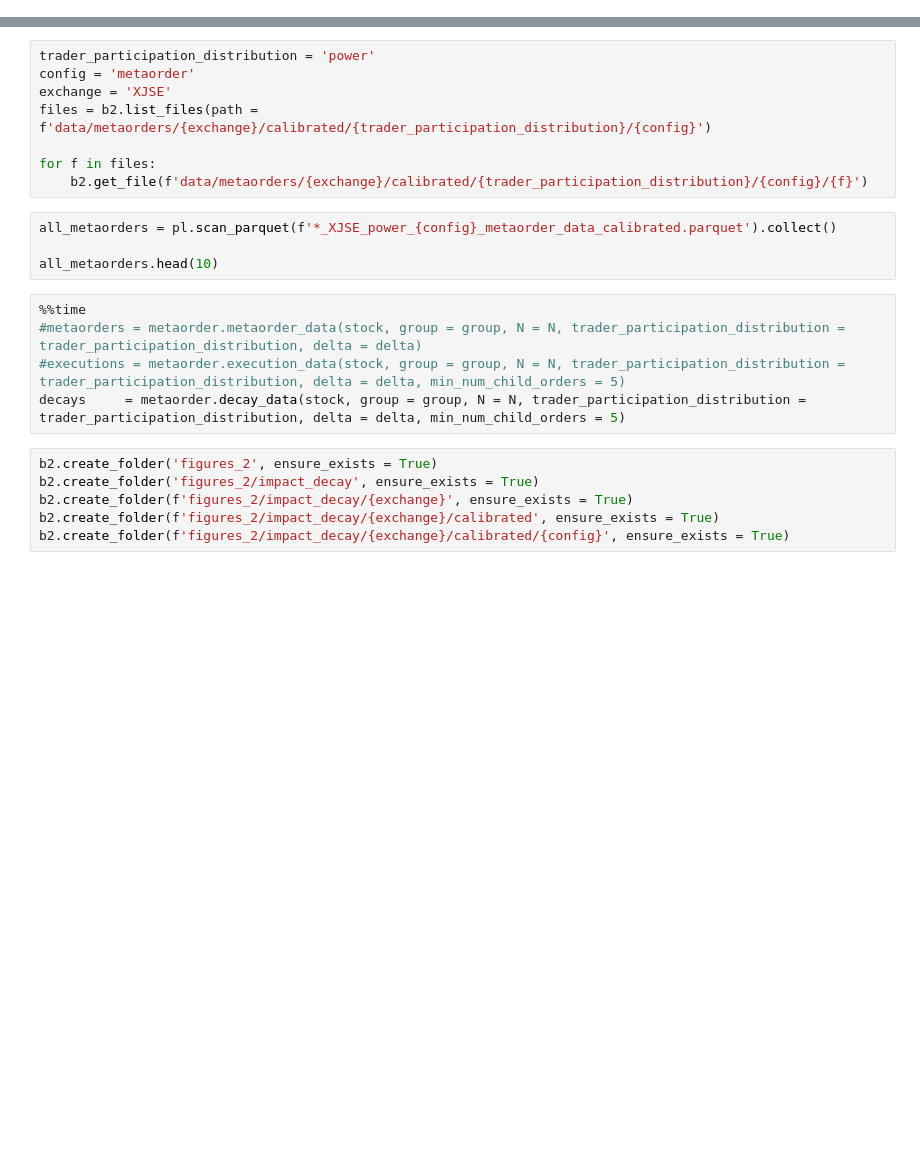
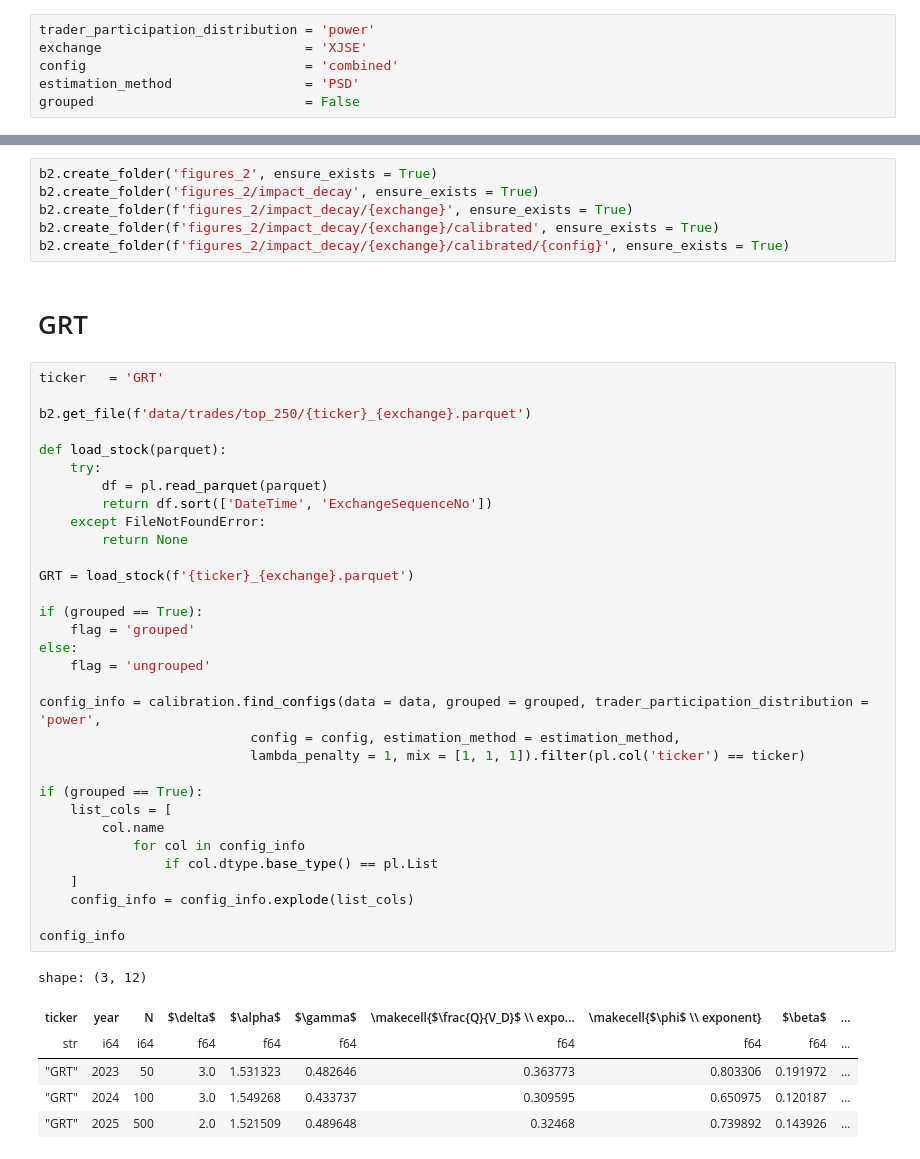
Before and after one commit to EzraGoliath/Metaorder-modelling-and-identification-Msc-thesis-, a Jupyter notebook: Plotting_notebooks/decay_plots_BMLL.ipynb, the cells around one changed output, grey strips where cells are left out. Saved outputs shown, nothing was run; the diff lists cells and outputs as text; blank space fills up the shorter version.

```diff
--- a/Plotting_notebooks/decay_plots_BMLL.ipynb
+++ b/Plotting_notebooks/decay_plots_BMLL.ipynb
@@ -38,2 +75,8 @@ from typing import Literal
+# %%
+trader_participation_distribution = 'power'
+exchange                          = 'XJSE'
+config                            = 'combined'
+estimation_method                 = 'PSD'
+grouped                           = False
 # %%
 %%time
@@ -135,23 +99,47 @@ def find_configs(data, trader_participation_distribution, config = Literal['meta
-# %%
-trader_participation_distribution = 'power'
-config = 'metaorder'
-exchange = 'XJSE'
-files = b2.list_files(path = f'data/metaorders/{exchange}/calibrated/{trader_participation_distribution}/{config}')
-
-for f in files:
-    b2.get_file(f'data/metaorders/{exchange}/calibrated/{trader_participation_distribution}/{config}/{f}')
-# %%
-all_metaorders = pl.scan_parquet(f'*_XJSE_power_{config}_metaorder_data_calibrated.parquet').collect()
-
-all_metaorders.head(10)
-# %%
-%%time
-#metaorders = metaorder.metaorder_data(stock, group = group, N = N, trader_participation_distribution = trader_participation_distribution, delta = delta)
-#executions = metaorder.execution_data(stock, group = group, N = N, trader_participation_distribution = trader_participation_distribution, delta = delta, min_num_child_orders = 5)
-decays     = metaorder.decay_data(stock, group = group, N = N, trader_participation_distribution = trader_participation_distribution, delta = delta, min_num_child_orders = 5)
 # %%
 b2.create_folder('figures_2', ensure_exists = True)
 b2.create_folder('figures_2/impact_decay', ensure_exists = True)
 b2.create_folder(f'figures_2/impact_decay/{exchange}', ensure_exists = True)
 b2.create_folder(f'figures_2/impact_decay/{exchange}/calibrated', ensure_exists = True)
 b2.create_folder(f'figures_2/impact_decay/{exchange}/calibrated/{config}', ensure_exists = True)
+# %% [markdown]
+# GRT
+# %%
+ticker   = 'GRT'
+
+b2.get_file(f'data/trades/top_250/{ticker}_{exchange}.parquet')
+
+def load_stock(parquet):
+    try:
+        df = pl.read_parquet(parquet)
+        return df.sort(['DateTime', 'ExchangeSequenceNo'])
+    except FileNotFoundError:
+        return None
+
+GRT = load_stock(f'{ticker}_{exchange}.parquet')
+
+if (grouped == True):
+    flag = 'grouped'
+else:
+    flag = 'ungrouped'
+
+config_info = calibration.find_configs(data = data, grouped = grouped, trader_participation_distribution = 'power',
+                           config = config, estimation_method = estimation_method,
+                           lambda_penalty = 1, mix = [1, 1, 1]).filter(pl.col('ticker') == ticker)
+
+if (grouped == True):
+    list_cols = [
+        col.name
+            for col in config_info
+                if col.dtype.base_type() == pl.List
+    ]
+    config_info = config_info.explode(list_cols)
+
+config_info
+# %% [output]
+shape: (3, 12)
+| ticker | year | N | $\delta$ | $\alpha$ | $\gamma$ | \makecell{$\frac{Q}{V_D}$ \\ expo... | \makecell{$\phi$ \\ exponent} | $\beta$ | ... |
+| str | i64 | i64 | f64 | f64 | f64 | f64 | f64 | f64 | ... |
+| "GRT" | 2023 | 50 | 3.0 | 1.531323 | 0.482646 | 0.363773 | 0.803306 | 0.191972 | ... |
+| "GRT" | 2024 | 100 | 3.0 | 1.549268 | 0.433737 | 0.309595 | 0.650975 | 0.120187 | ... |
+| "GRT" | 2025 | 500 | 2.0 | 1.521509 | 0.489648 | 0.32468 | 0.739892 | 0.143926 | ... |
```
Also changed, not shown: parts of 17 cells of this notebook, 4 other files.
